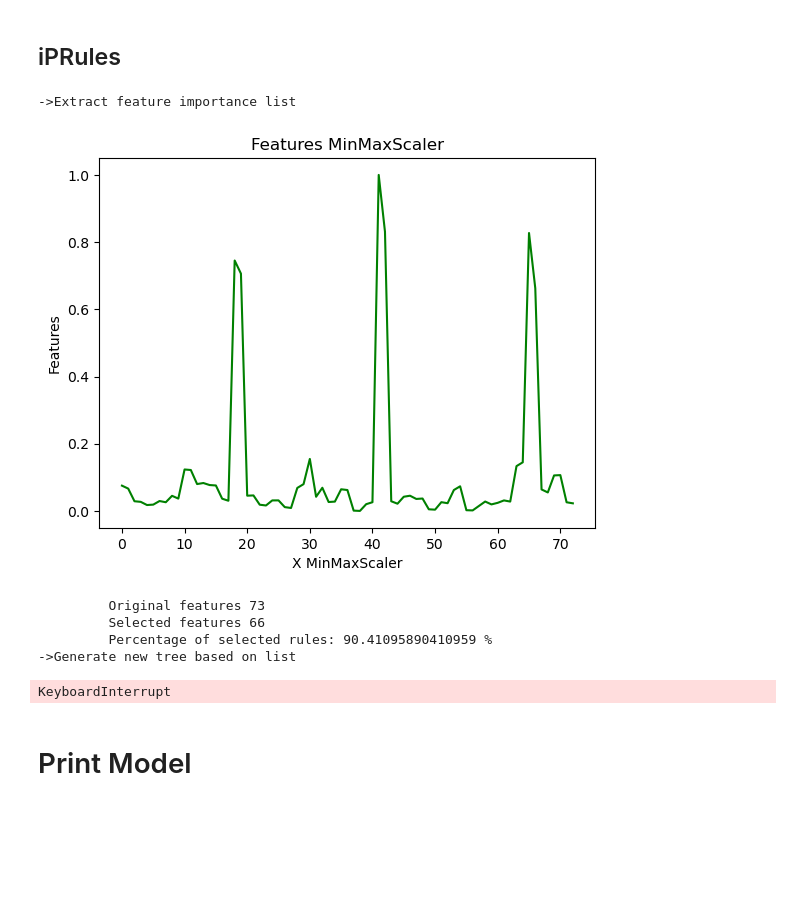
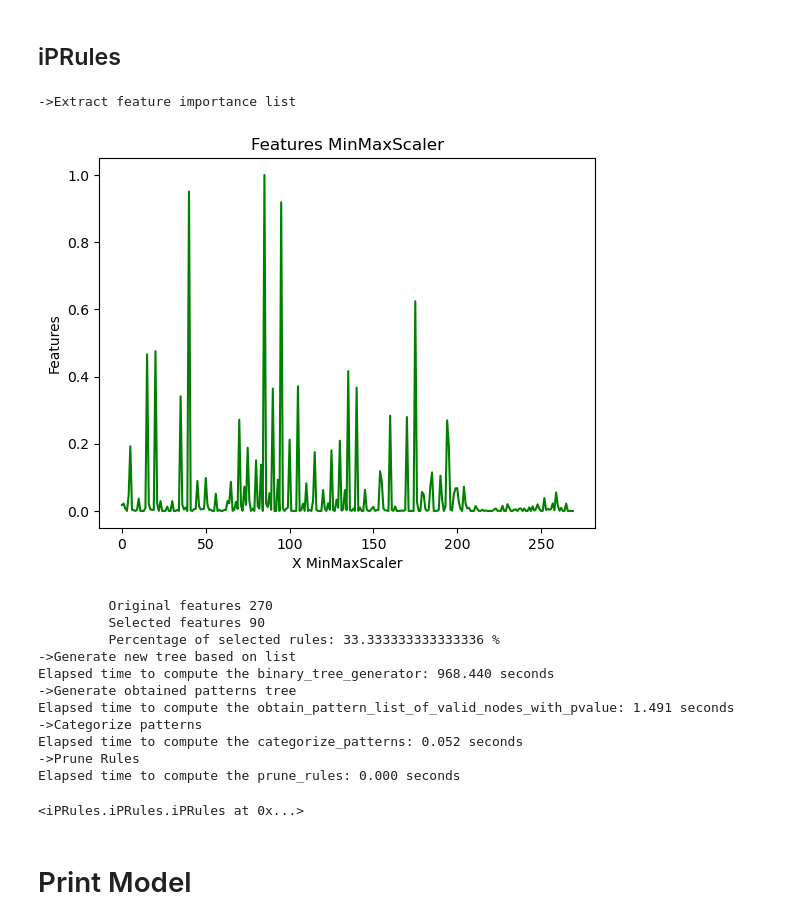
Before and after one commit to marioopv/iPRules, a Jupyter notebook: notebooks/IPRules/iPRules_example.ipynb, the cells around one changed output. Saved outputs shown, nothing was run; the diff lists cells and outputs as text; code cells hidden in the pictures; blank space fills up the shorter version.

```diff
--- a/notebooks/IPRules/iPRules_example.ipynb
+++ b/notebooks/IPRules/iPRules_example.ipynb
@@ -15,6 +15,7 @@ from sklearn import metrics
 from notebooks.IPRules.read_datasets import read_dataset
 
 filename = "kr-vs-kp"
+filename = "divorce"
 
 path = f'../..'
 dataset_path_name = f'{path}/data/{filename}.csv'
@@ -64,26 +65,33 @@ RandomForestClassifier()
 # %%
 from iPRules.iPRules import iPRules
 
 rules = iPRules(
                 feature_names=dataset.feature_names,
                 target_value_name = dataset.target_names,
                 display_features = True,
                 display_logs = True,
                 chi_square_percent_point_function = 0.95,
                 scale_feature_coefficient = 0.01,
-                min_accuracy_coefficient = 0.9,
-                min_number_class_per_node = 5
+                min_accuracy_coefficient = 0.95,
+                min_number_class_per_node = 1
             )
 # Fit model
 rules.fit(encoded_train_pandas_dataset, ensemble.feature_importances_)
 # %% [output]
 ->Extract feature importance list
-[figure, old version]
+[figure, new version]
-         Original features 73
-         Selected features 66
-         Percentage of selected rules: 90.41095890410959 %
+         Original features 270
+         Selected features 90
+         Percentage of selected rules: 33.333333333333336 %
 ->Generate new tree based on list
+Elapsed time to compute the binary_tree_generator: 968.440 seconds
+->Generate obtained patterns tree
+Elapsed time to compute the obtain_pattern_list_of_valid_nodes_with_pvalue: 1.491 seconds
+->Categorize patterns
+Elapsed time to compute the categorize_patterns: 0.052 seconds
+->Prune Rules
+Elapsed time to compute the prune_rules: 0.000 seconds
-KeyboardInterrupt
+<iPRules.iPRules.iPRules at 0x...>
 # %% [markdown]
 # Print Model
 # %%
```
Also changed, not shown: parts of 6 cells of this notebook, 6 other files.
